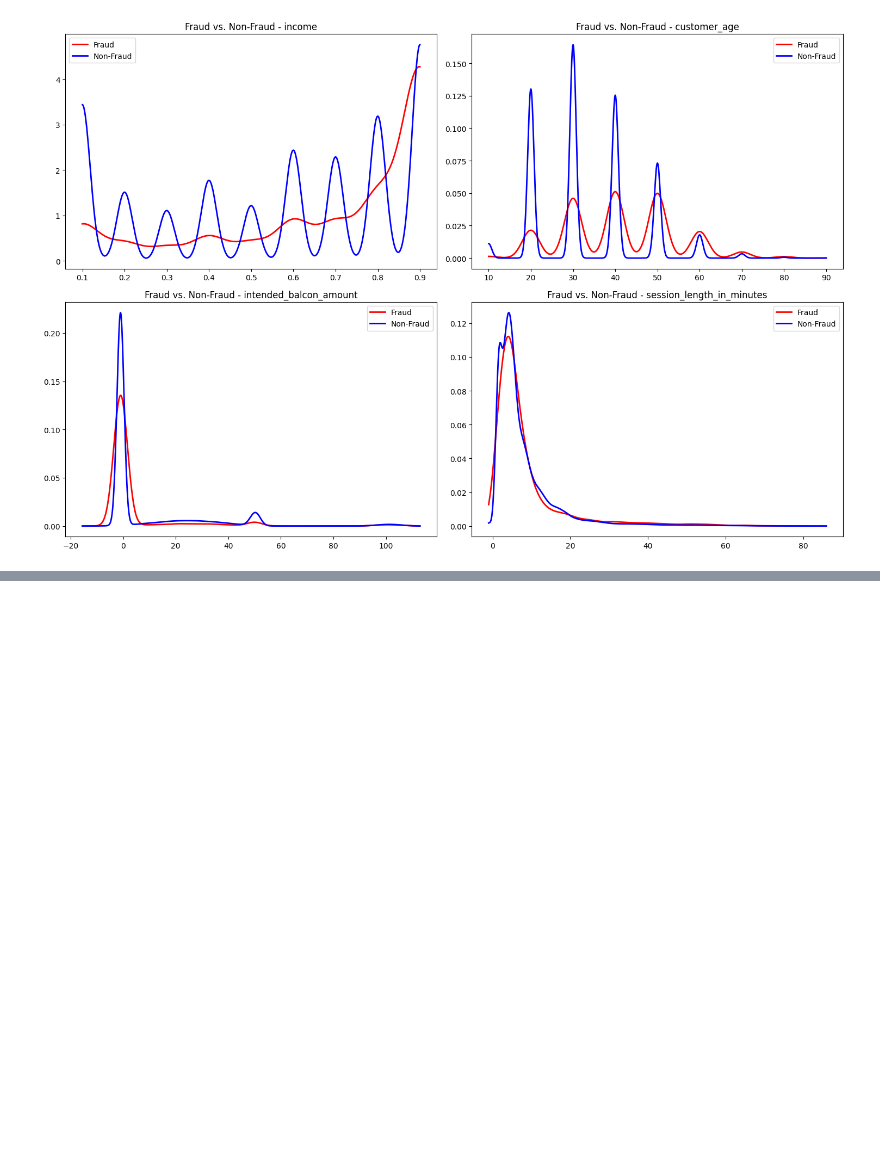
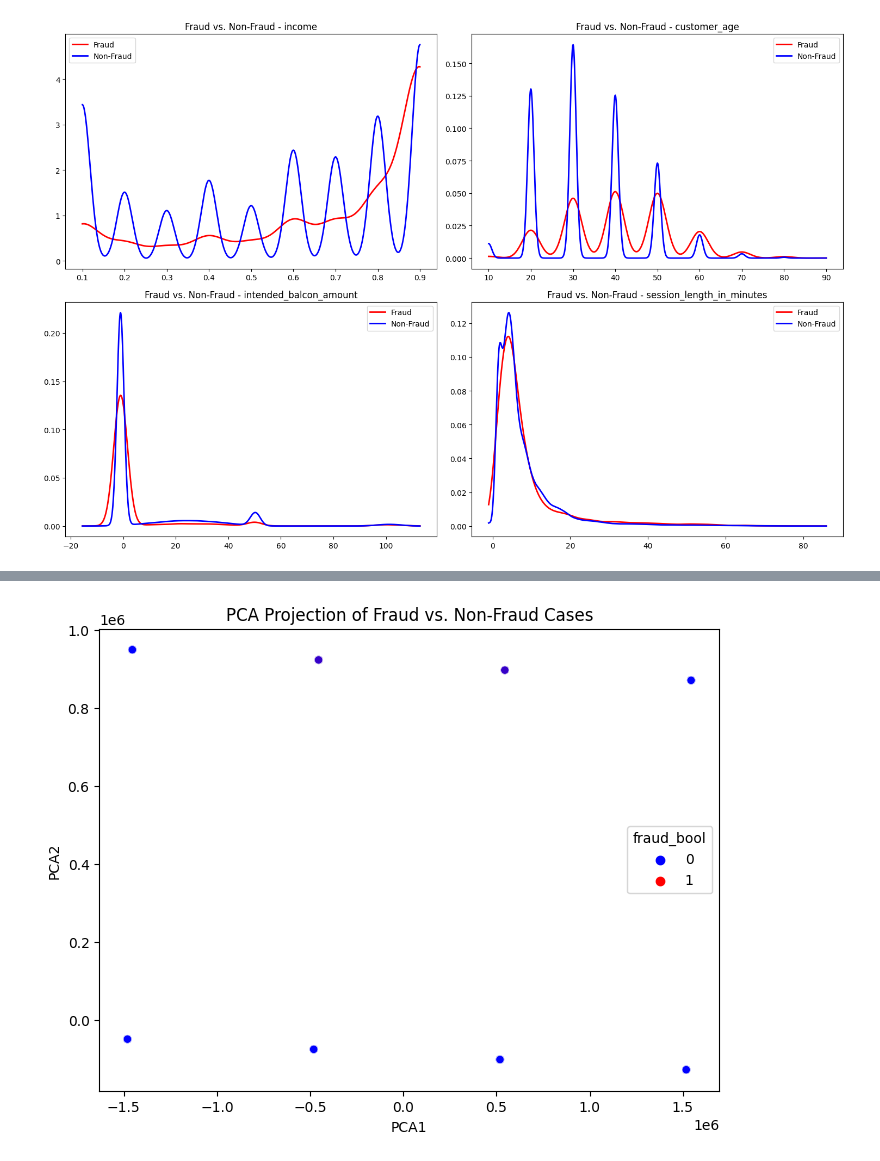
Before and after one commit to TomMcIver/Bank-Account-Fraud, a Jupyter notebook: bank-account-fraud-detection.ipynb, the cells around one changed output, grey strips where cells are left out. Drawn from its saved outputs; the diff is of its cells as text; code cells hidden in the pictures; blank space fills up the shorter version.

```diff
--- a/bank-account-fraud-detection.ipynb
+++ b/bank-account-fraud-detection.ipynb
@@ -254,0 +362,22 @@ plt.show()
+# %%
+from sklearn.decomposition import PCA
+import seaborn as sns
+
+df_numeric = df.select_dtypes(include=['number']).drop(columns=["fraud_bool"], errors="ignore")
+
+#pca
+pca = PCA(n_components=2)
+X_pca = pca.fit_transform(df_numeric)
+
+#convert to dataframe for plotting
+df_pca = pd.DataFrame(X_pca, columns=["PCA1", "PCA2"])
+if "fraud_bool" in df.columns:
+    df_pca["fraud_bool"] = df["fraud_bool"]
+
+
+plt.figure(figsize=(8, 6))
+sns.scatterplot(data=df_pca, x="PCA1", y="PCA2", hue="fraud_bool", alpha=0.7, palette={0: "blue", 1: "red"})
+plt.title("PCA Projection of Fraud vs. Non-Fraud Cases")
+plt.show()
+# %% [output]
+[figure, added]
```
Also changed, not shown: parts of 3 cells of this notebook.
